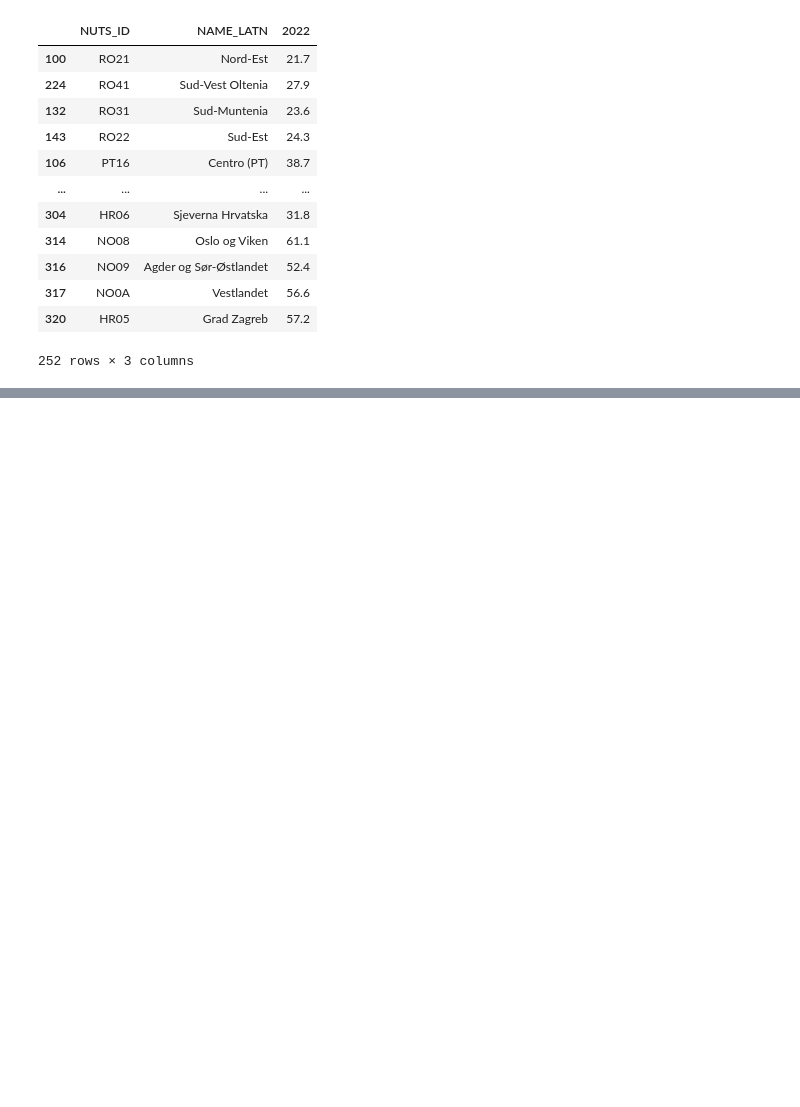
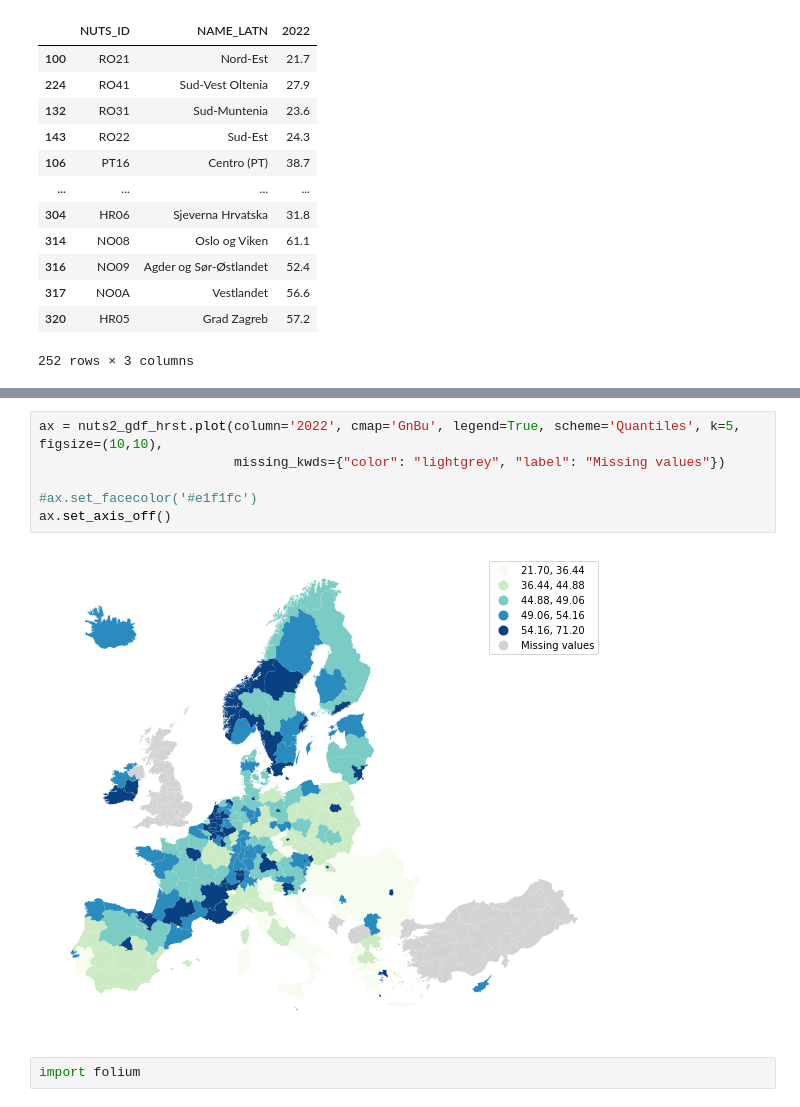
Before and after one commit to GISAdamToth/ArcGIS_Notebooks_thesis, a Jupyter notebook: eurostat/eurostat.ipynb, the cells around one changed output, grey strips where cells are left out. Cells and saved outputs as stored; diff of their text form; blank space fills up the shorter version.

```diff
--- a/eurostat/eurostat.ipynb
+++ b/eurostat/eurostat.ipynb
@@ -400,0 +406,10 @@ BP(ax=<AxesSubplot:>, lines={'whiskers': [<matplotlib.lines.Line2D object at 0x.
+# %%
+ax = nuts2_gdf_hrst.plot(column='2022', cmap='GnBu', legend=True, scheme='Quantiles', k=5, figsize=(10,10),
+                         missing_kwds={"color": "lightgrey", "label": "Missing values"})
+
+#ax.set_facecolor('#e1f1fc')
+ax.set_axis_off()
+# %% [output]
+[figure, added]
+# %%
+import folium
```
Also changed, not shown: parts of 6 cells of this notebook.
